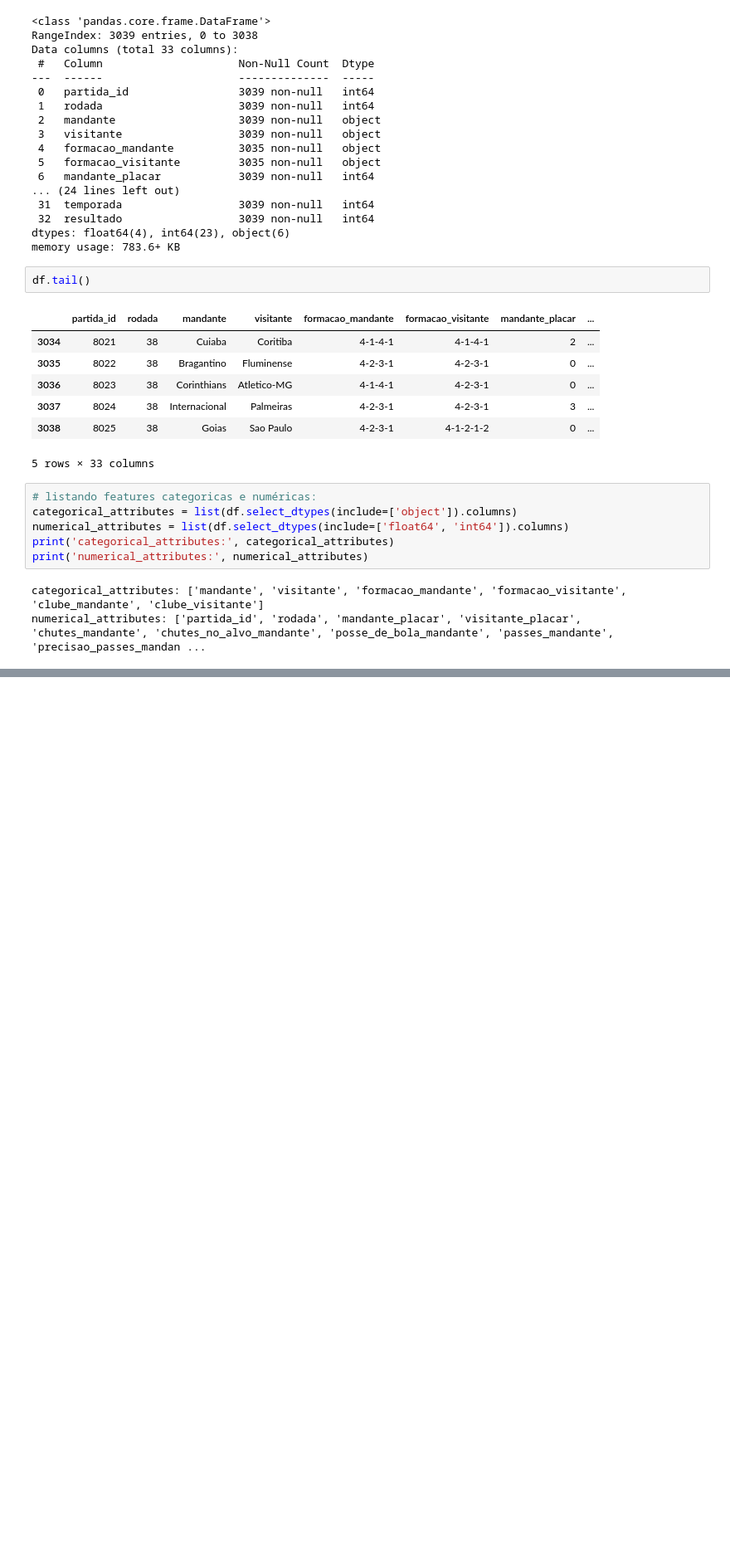
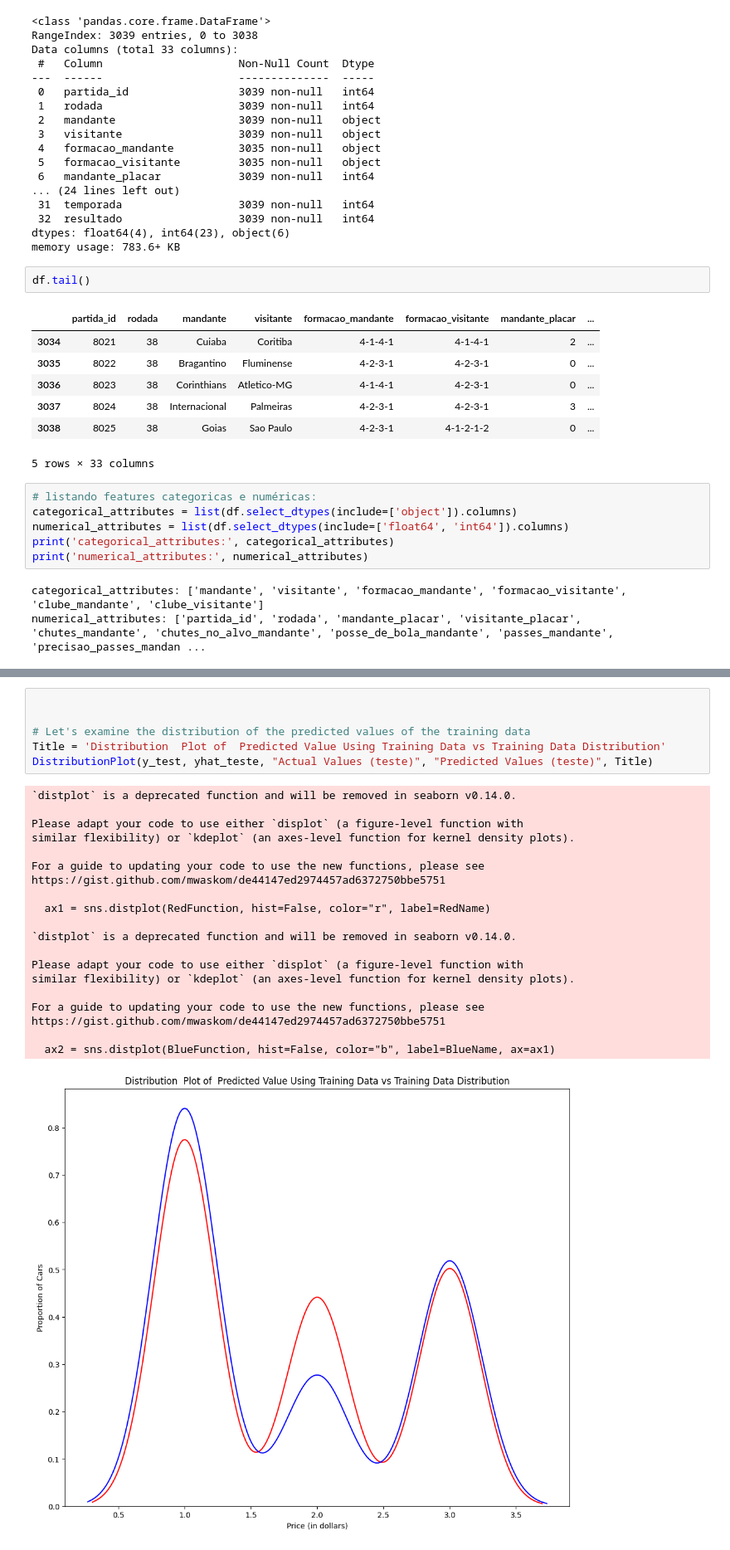
Before and after one commit to vbddinho/puc_minas_machine, a Jupyter notebook: ml1.ipynb, the cells around one changed output, grey strips where cells are left out. Shown at 83% size. Cells and saved outputs as stored; diff of their text form; blank space fills up the shorter version.

```diff
--- a/ml1.ipynb
+++ b/ml1.ipynb
@@ -472,0 +592,27 @@ sns.heatmap(cf_matrix, annot=True, cmap='Blues')
+# %%
+
+
+# Let's examine the distribution of the predicted values of the training data
+Title = 'Distribution  Plot of  Predicted Value Using Training Data vs Training Data Distribution'
+DistributionPlot(y_test, yhat_teste, "Actual Values (teste)", "Predicted Values (teste)", Title)
+# %% [output]
+`distplot` is a deprecated function and will be removed in seaborn v0.14.0.
+
+Please adapt your code to use either `displot` (a figure-level function with
+similar flexibility) or `kdeplot` (an axes-level function for kernel density plots).
+
+For a guide to updating your code to use the new functions, please see
+https://gist.github.com/mwaskom/de44147ed2974457ad6372750bbe5751
+
+  ax1 = sns.distplot(RedFunction, hist=False, color="r", label=RedName)
+
+`distplot` is a deprecated function and will be removed in seaborn v0.14.0.
+
+Please adapt your code to use either `displot` (a figure-level function with
+similar flexibility) or `kdeplot` (an axes-level function for kernel density plots).
+
+For a guide to updating your code to use the new functions, please see
+https://gist.github.com/mwaskom/de44147ed2974457ad6372750bbe5751
+
+  ax2 = sns.distplot(BlueFunction, hist=False, color="b", label=BlueName, ax=ax1)
+[figure, added]
```
Also changed, not shown: parts of 27 cells of this notebook, 2 other files.
